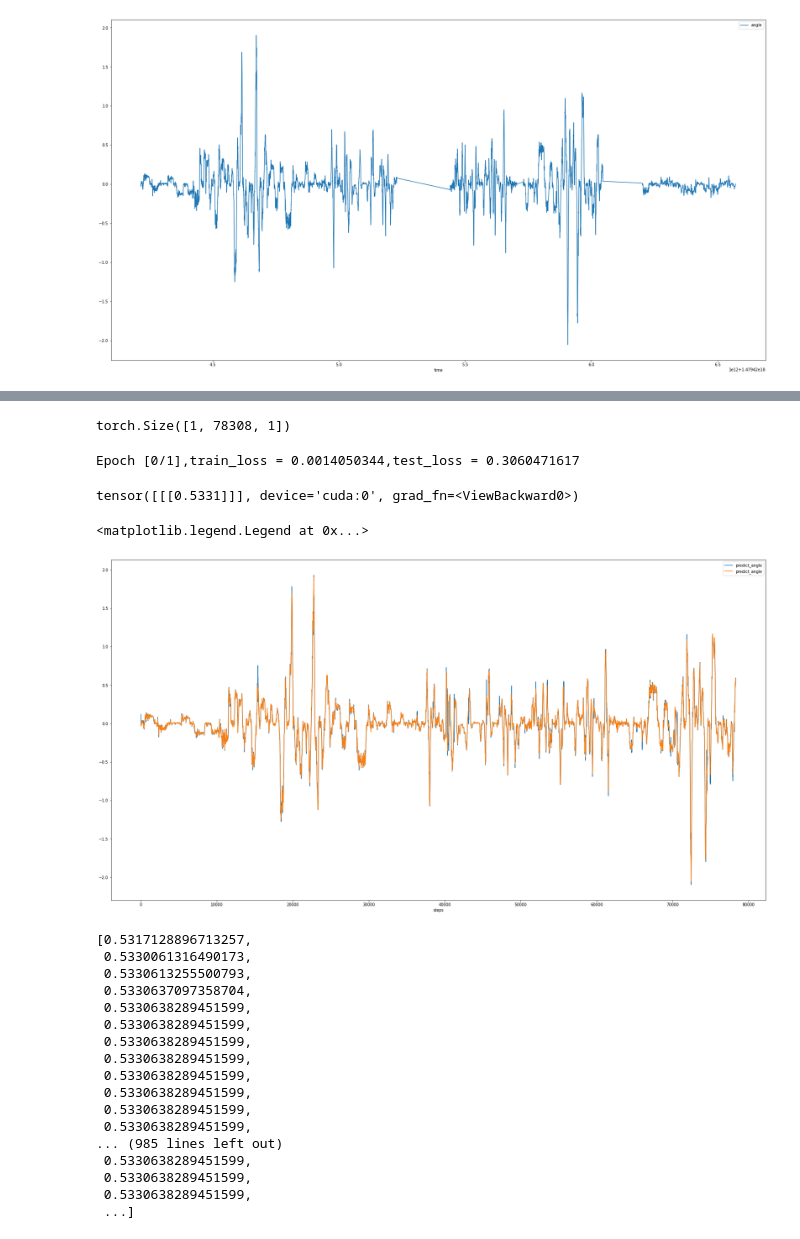
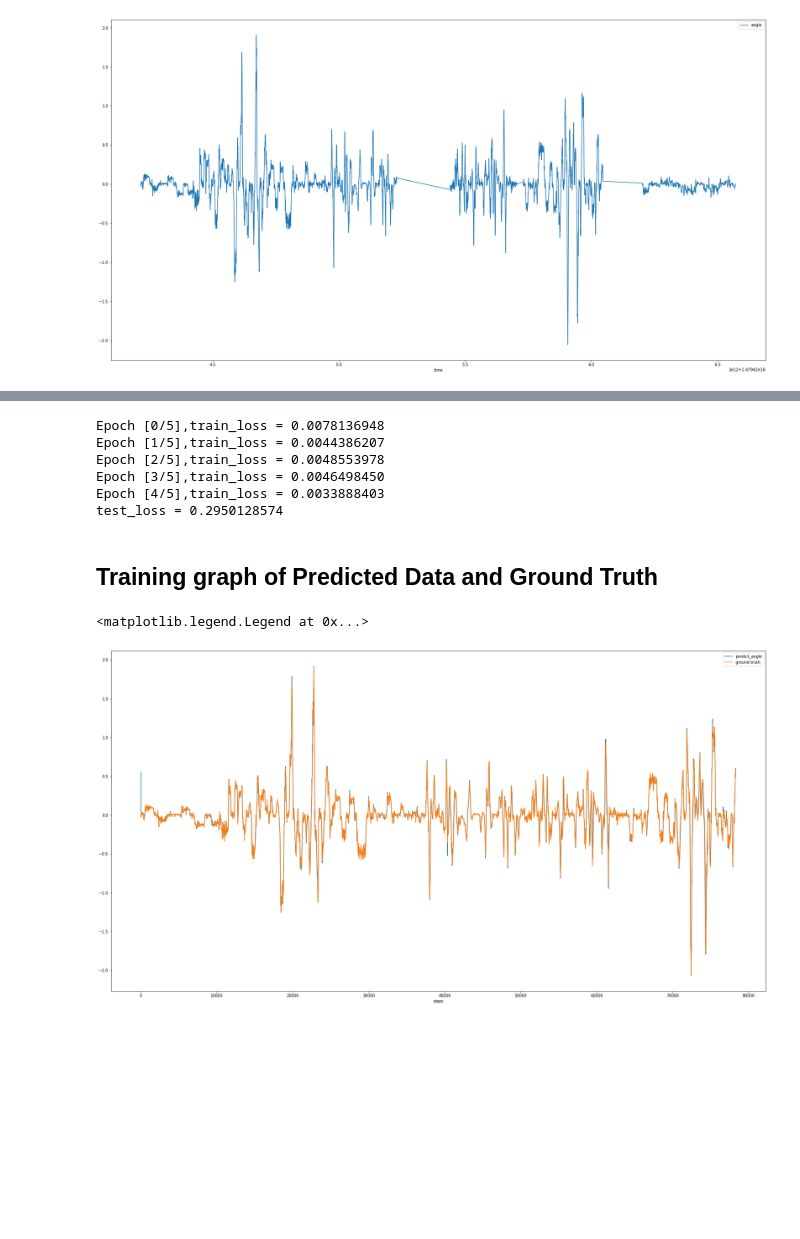
Before and after one commit to Taylor-Swift1/steering, a Jupyter notebook: Untitled.ipynb, the cells around one changed output, grey strips where cells are left out. Saved outputs shown, nothing was run; the diff lists cells and outputs as text; code cells hidden in the pictures; blank space fills up the shorter version.

```diff
--- a/Untitled.ipynb
+++ b/Untitled.ipynb
@@ -99,23 +72,13 @@ inputs = initial_data
-# %%
-inputs = Variable(inputs)
-# %%
-inputs = inputs.cuda()
-# %%
-output = rnn_one(inputs)
-# %%
-output.shape
-# %% [output]
-torch.Size([1, 78308, 1])
 # %%
-rnn_one=rnnModel(1,10,1,2)
+rnn_one=rnnModel(1,20,1,10)
 rnn_one = rnn_one.cuda()
 criterion_one=nn.MSELoss()
 criterion_one = criterion_one.cuda()
 optimizer_one=optim.Adam(rnn_one.parameters(),lr=1e-3)
-epoches = 1
+epoches = 5
 
 
-
+# Train
 for i in range(0, epoches):
 
     #initialize
@@ -131,7 +94,7 @@ for i in range(0, epoches):
         output = rnn_one(inputs)
         inputs = output
 
-        # loss backforwward and optimize
+        # loss backforward and optimize
         target = Variable(torch.from_numpy(train_label[e].astype(np.float32)).reshape(1,1,1))
         target = target.cuda()
         loss = criterion_one(output, target)
@@ -142,12 +105,17 @@ for i in range(0, epoches):
         loss_train.append(loss.cpu().item())
         outputs_train.append(output.cpu().item())
 
+    print('Epoch [{}/{}],train_loss = {:.10f}'.format(i,epoches, np.mean(loss_train)))
 
-    #initialize
-    initial_data = torch.from_numpy(test_data[0].astype(np.float32)).reshape(1,1,1)
-    inputs = initial_data
-    outputs_test = []
-    loss_test = []
+#Test
+
+#initialize
+initial_data = torch.from_numpy(test_data[0].astype(np.float32)).reshape(1,1,1)
+inputs = initial_data
+outputs_test = []
+loss_test = []
+rnn_one.eval()
+with torch.no_grad():
     for e in range(0, len(test_data)):
         #forward
         inputs = Variable(inputs)
@@ -161,9 +129,11 @@ for i in range(0, epoches):
         target = target.cuda()
         loss = criterion_one(output, target)
         loss_test.append(loss.cpu().item())
-
-
-
-    print('Epoch [{}/{}],train_loss = {:.10f},test_loss = {:.10f}'.format(i,epoches, np.mean(loss_train), np.mean(loss_test)))
+    print('test_loss = {:.10f}'.format(np.mean(loss_test)))
 # %% [output]
-Epoch [0/1],train_loss = 0.0014050344,test_loss = 0.3060471617
+Epoch [0/5],train_loss = 0.0078136948
+Epoch [1/5],train_loss = 0.0044386207
+Epoch [2/5],train_loss = 0.0048553978
+Epoch [3/5],train_loss = 0.0046498450
+Epoch [4/5],train_loss = 0.0033888403
+test_loss = 0.2950128574
@@ -173,39 +140,12 @@ inputs = initial_data
-# %%
-inputs = Variable(inputs)
-inputs = inputs.cuda()
-output = rnn_one(inputs)
-outputs_test.append(output.cpu().item())
-inputs = output
-output
-# %% [output]
-tensor([[[0.5331]]], device='cuda:0', grad_fn=<ViewBackward0>)
+# %% [markdown]
+## Training graph of Predicted Data and Ground Truth
 # %%
 plot.figure(figsize=(30,16))
 plot.plot(range(0,len(outputs_train)), outputs_train,label='predict_angle')
-plot.plot(range(0,len(outputs_train)), train_label,label='predict_angle')
+plot.plot(range(0,len(outputs_train)), train_label,label='ground truth')
 plot.xlabel("steps")
 
 plot.legend()
 # %% [output]
 <matplotlib.legend.Legend at 0x...>
-[figure, old version]
+[figure, new version]
-# %%
-outputs_test
-# %% [output]
-[0.5317128896713257,
- 0.5330061316490173,
- 0.5330613255500793,
- 0.5330637097358704,
- 0.5330638289451599,
- 0.5330638289451599,
- 0.5330638289451599,
- 0.5330638289451599,
- 0.5330638289451599,
- 0.5330638289451599,
- 0.5330638289451599,
- 0.5330638289451599,
-... (985 lines left out)
- 0.5330638289451599,
- 0.5330638289451599,
- 0.5330638289451599,
- ...]
```
Also changed, not shown: parts of 23 cells of this notebook, 3 other files.
